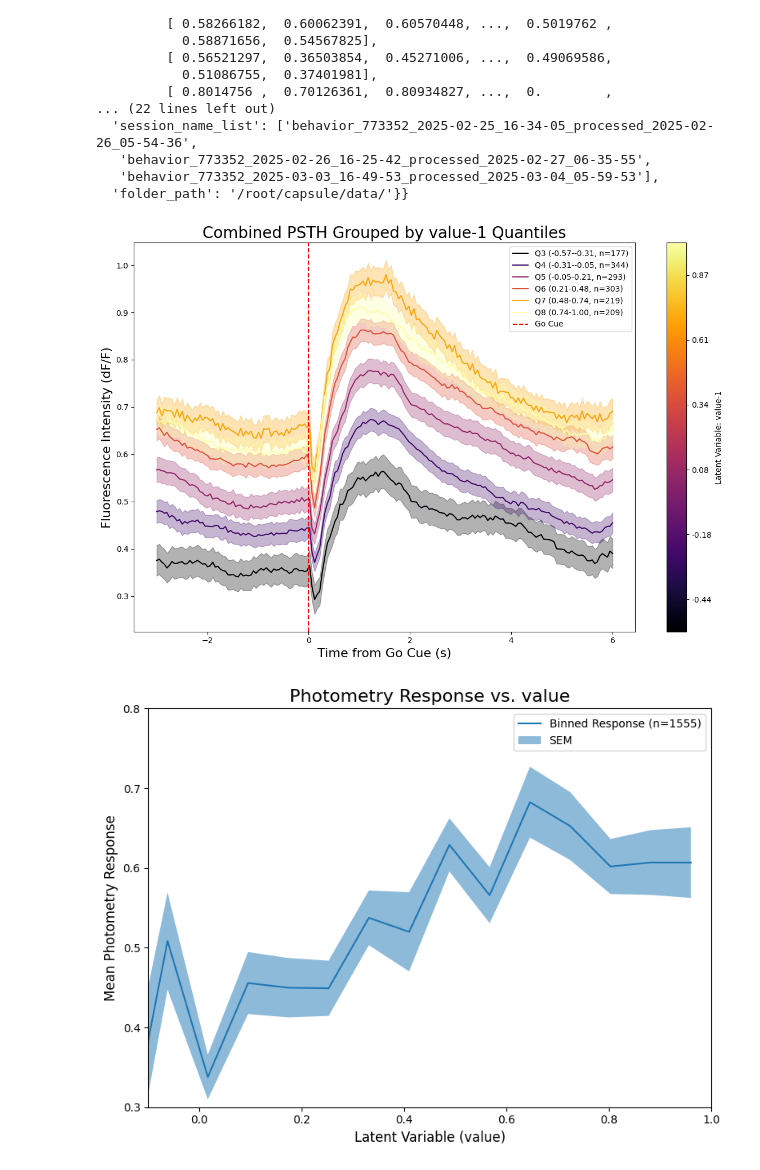
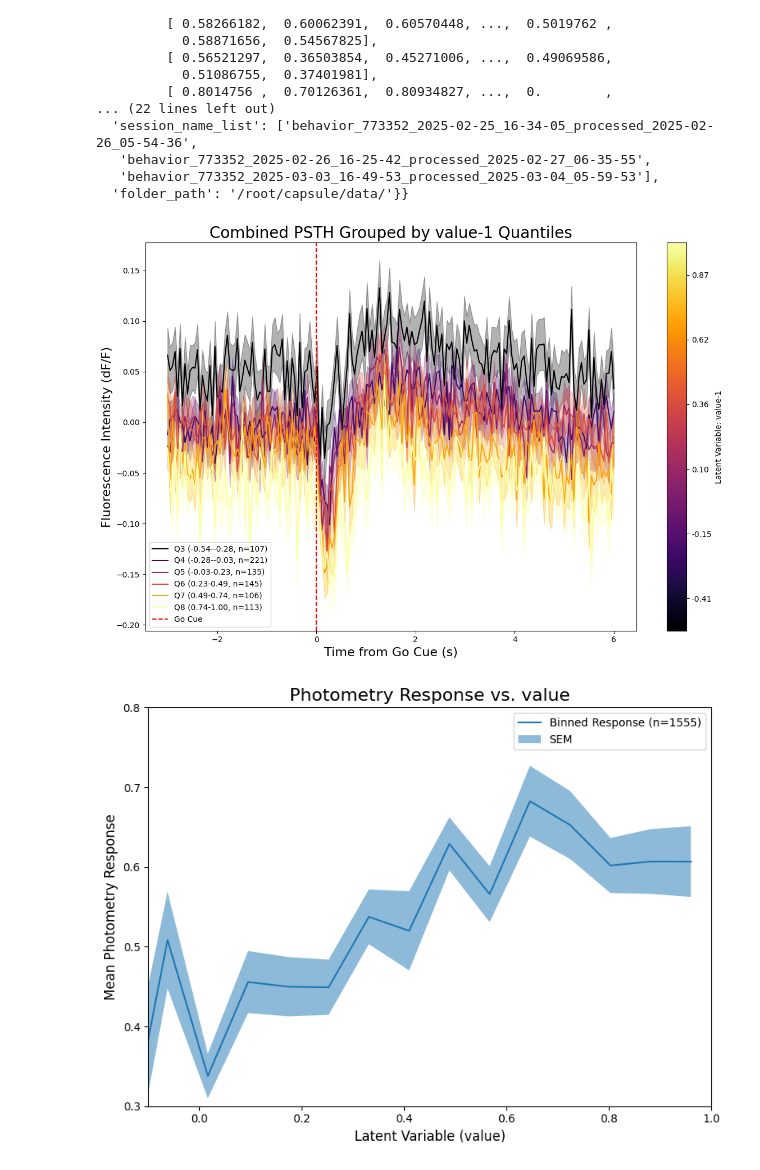
Before and after one commit to AllenNeuralDynamics/aind-dft-ephys-analysis, a Jupyter notebook: notebook/ophys_behavior_playground.ipynb, the cells around one changed output. Saved outputs shown, nothing was run; the diff lists cells and outputs as text; code cells hidden in the pictures.

```diff
--- a/notebook/ophys_behavior_playground.ipynb
+++ b/notebook/ophys_behavior_playground.ipynb
@@ -163,24 +410,24 @@ Skipping session '773352_2025-03-03_16-49-53' for latent combination (behavior_m
    'behavior_773352_2025-03-03_16-49-53_processed_2025-03-04_05-59-53'],
   'folder_path': '/root/capsule/data/'}}
 # %%
-aligned_copy = OpBe.combined_aligned_matrix['G_1_preprocessed-bright'].copy()
+aligned_copy = OpBe.combined_aligned_matrix['G_1_dff-bright'].copy()
 latent_copy = OpBe.combined_latent_data['ForagingCompareThreshold']['value-1'].copy()
 
 OpBe.plot_quantiles(latent_name='value-1',
                     z_score=False,
                     quantiles_num=8,
                     time_window=[OpBe.combined_params['time_window'][0],OpBe.combined_params['time_window'][1]],
                     aligned_matrix=aligned_copy,
                     latent_data=latent_copy,
                     colorbar_cmap='inferno',
                     title_font_size=20,
                     label_font_size=16,
                     baseline_window=None,
                     min_trials_each_quantil=20
 
                     )
 # %% [output]
-[figure, old version]
+[figure, new version]
 # %%
 import numpy as np
 aligned_copy = OpBe.combined_aligned_matrix['G_1_preprocessed-bright'].copy()
```
Also changed, not shown: parts of 5 cells of this notebook.
